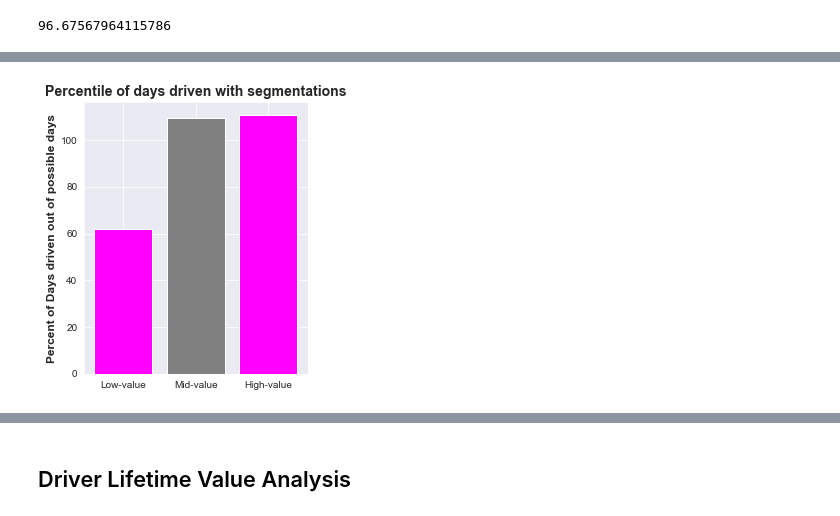
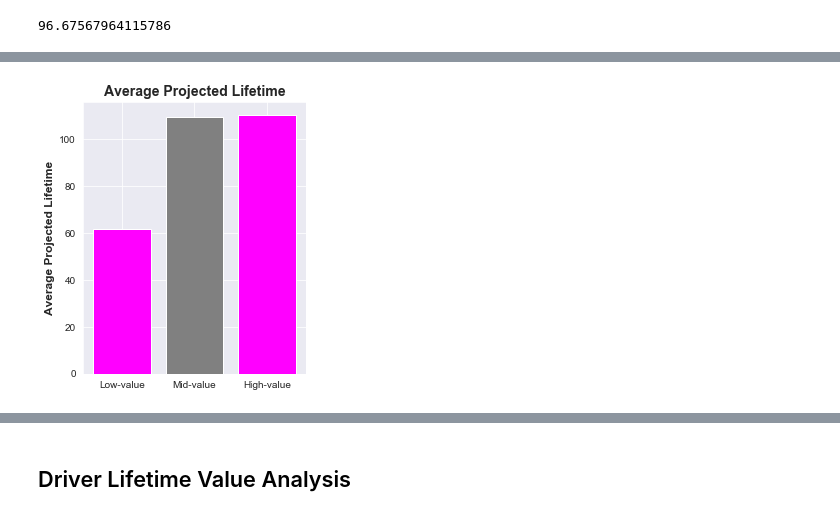
Before and after one commit to AugmentedMode/Lyft-Data-Challenge, a Jupyter notebook: Lyft-Analysis.ipynb, the cells around one changed output, grey strips where cells are left out. Cells and saved outputs as stored; diff of their text form; code cells hidden in the pictures.

```diff
--- a/Lyft-Analysis.ipynb
+++ b/Lyft-Analysis.ipynb
@@ -952,19 +980,19 @@ AVG driver value: 9.725774903390018
 # %%
 low_possible_drive_days = updated_driver_data_df.loc[updated_driver_data_df['segment_of_drivers'] == 'Low-Value']['projected_lifetime'].mean()
 mid_possible_drive_days = updated_driver_data_df.loc[updated_driver_data_df['segment_of_drivers'] == 'Mid-Value']['projected_lifetime'].mean()
 high_possible_drive_days = updated_driver_data_df.loc[updated_driver_data_df['segment_of_drivers'] == 'High-Value']['projected_lifetime'].mean()
 
 fig = plt.figure(figsize=[4,5])
-plt.title('Percentile of days driven with segmentations', fontsize = 14, weight = 'bold')
+plt.title('Average Projected Lifetime', fontsize = 14, weight = 'bold')
 
 x = [low_possible_drive_days, mid_possible_drive_days, high_possible_drive_days]
 plt.bar(x = ('Low-value', 'Mid-value', 'High-value'), height = x, align='center', color=('fuchsia', 'gray', 'fuchsia'))
 
-plt.ylabel('Percent of Days driven out of possible days', fontsize = 12, weight = 'bold')
+plt.ylabel('Average Projected Lifetime', fontsize = 12, weight = 'bold')
 sns.set_style('darkgrid')
 ax.grid('on')
 # %% [output]
-[figure, old version]
+[figure, new version]
 # %%
 fig = plt.figure(figsize=[4,5])
 plt.title('Percentile of days driven with segmentations', fontsize = 14, weight = 'bold')
```
Also changed, not shown: parts of 32 cells of this notebook.
